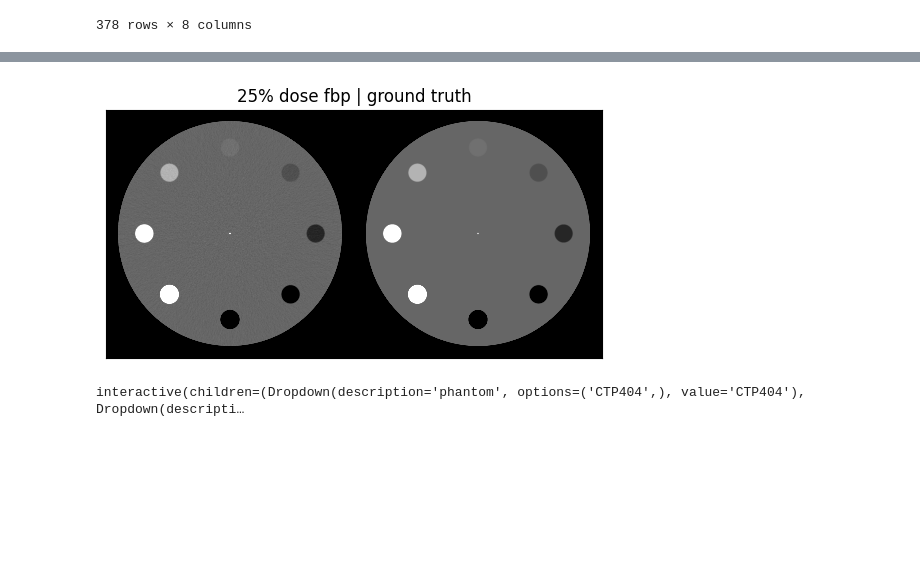
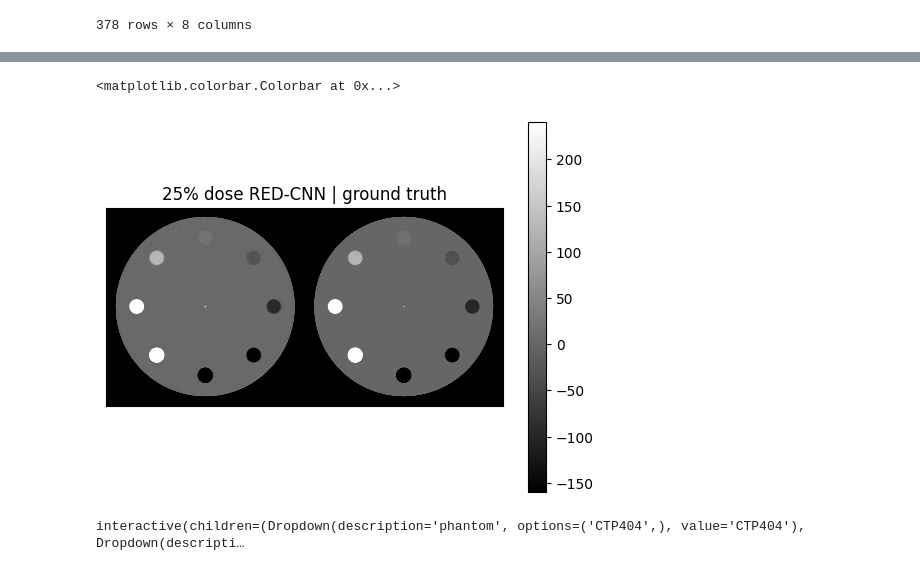
Before and after one commit to brandonjnelsonFDA/pediatric-CT-noise-texture-augmentation, a Jupyter notebook: notebooks/02 Evaluation Results/sharpness preservation.ipynb, the cells around one changed output, grey strips where cells are left out. Saved outputs shown, nothing was run; the diff lists cells and outputs as text; code cells hidden in the pictures; blank space fills up the shorter version.

```diff
--- a/notebooks/02 Evaluation Results/sharpness preservation.ipynb
+++ b/notebooks/02 Evaluation Results/sharpness preservation.ipynb
@@ -141,0 +45,37 @@ vol.GetDepth(), vol.GetWidth(), vol.GetHeight()
+# %%
+from tqdm import tqdm
+import SimpleITK as sitk
+
+phantom = 'CTP404'
+names = []
+diameters = []
+fovs = []
+recons = []
+phantoms = []
+doses = []
+files = []
+
+
+for header in tqdm(headers):
+    img = sitk.ReadImage(header)
+    diameter_str, dose, recon, fname = header.relative_to(base_dir).parts
+
+    diameter = int(diameter_str.split('diameter')[1].split('mm')[0])/10
+    name = f"{diameter} mm {phantom}"
+
+    names.append(name)
+    diameters.append(diameter)
+    fovs.append(round(img.GetSpacing()[0]*img.GetWidth())/10)
+    recons.append(recon)
+    phantoms.append(phantom)
+    doses.append(int(dose.split('_')[1]))
+    files.append(header)
+
+meta=pd.DataFrame({'name': names,
+              'phantom': phantoms,
+              'effective diameter [cm]': diameters,
+              'FOV [cm]': fovs,
+              'recon': recons,
+              'Dose [%]': doses,
+              'file': files})
+meta
@@ -142,3 +96,3 @@ vol.GetDepth(), vol.GetWidth(), vol.GetHeight()
 # %%
-meta = pd.read_csv(dst_dir/'metadata.csv')
-meta.file[0]
+# meta = pd.read_csv(base_dir/'metadata.csv')
+# meta.file[0]
@@ -211,8 +114,10 @@ for diameter in meta['effective diameter [cm]'].unique():
 # %%
 from results_utils import browse_studies, study_viewer
-browse_studies(meta, phantom='CTP404', diameter=35, fov=38.5, dose=25, recon='fbp')
+browse_studies(meta, phantom='CTP404', diameter=35, fov=38.5, dose=25, recon='RED-CNN')
+plt.colorbar()
 # %% [output]
+<matplotlib.colorbar.Colorbar at 0x...>
-[figure, old version]
+[figure, new version]
 # %%
 study_viewer(meta)
 # %% [output]
```
Also changed, not shown: parts of 16 cells of this notebook, 1 other file.
